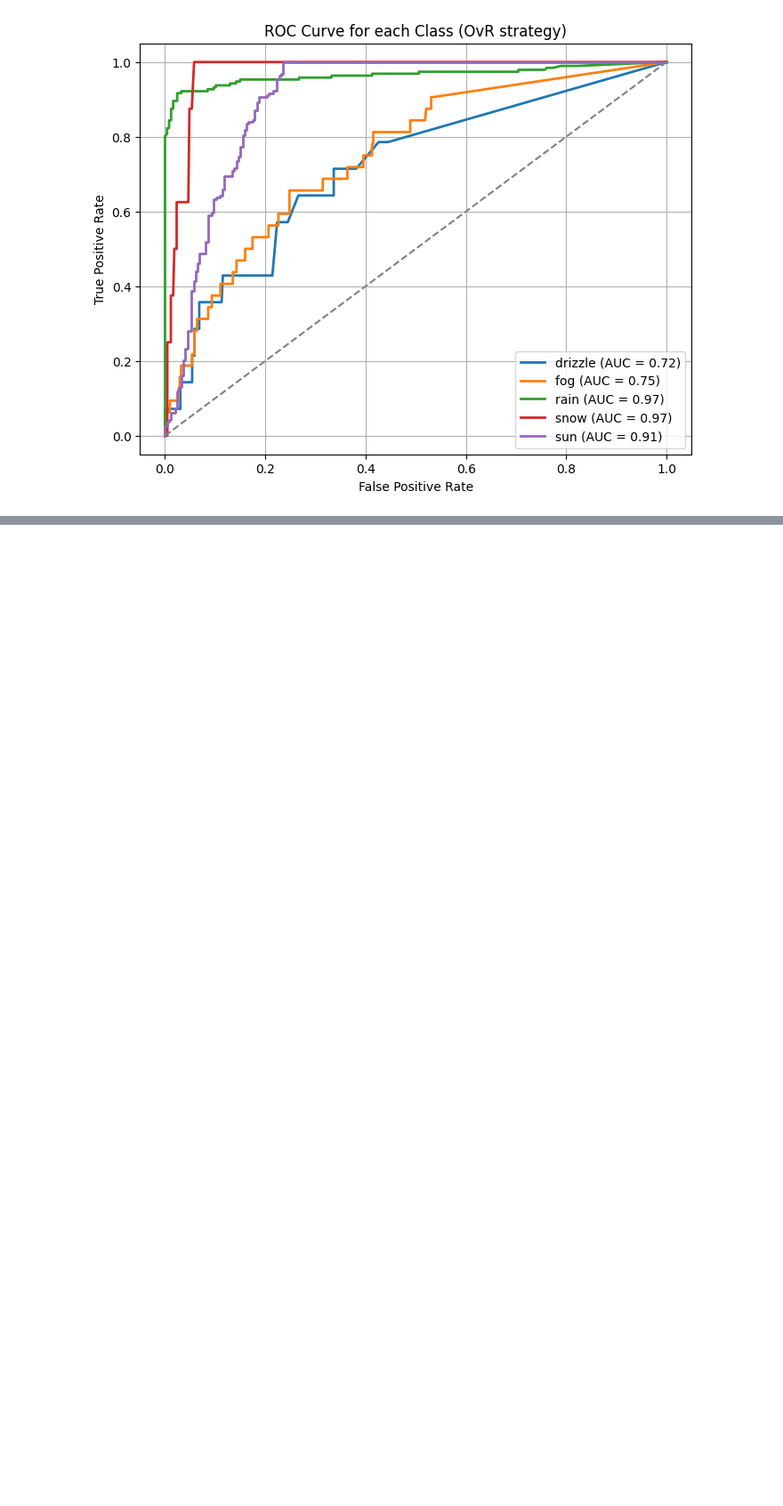
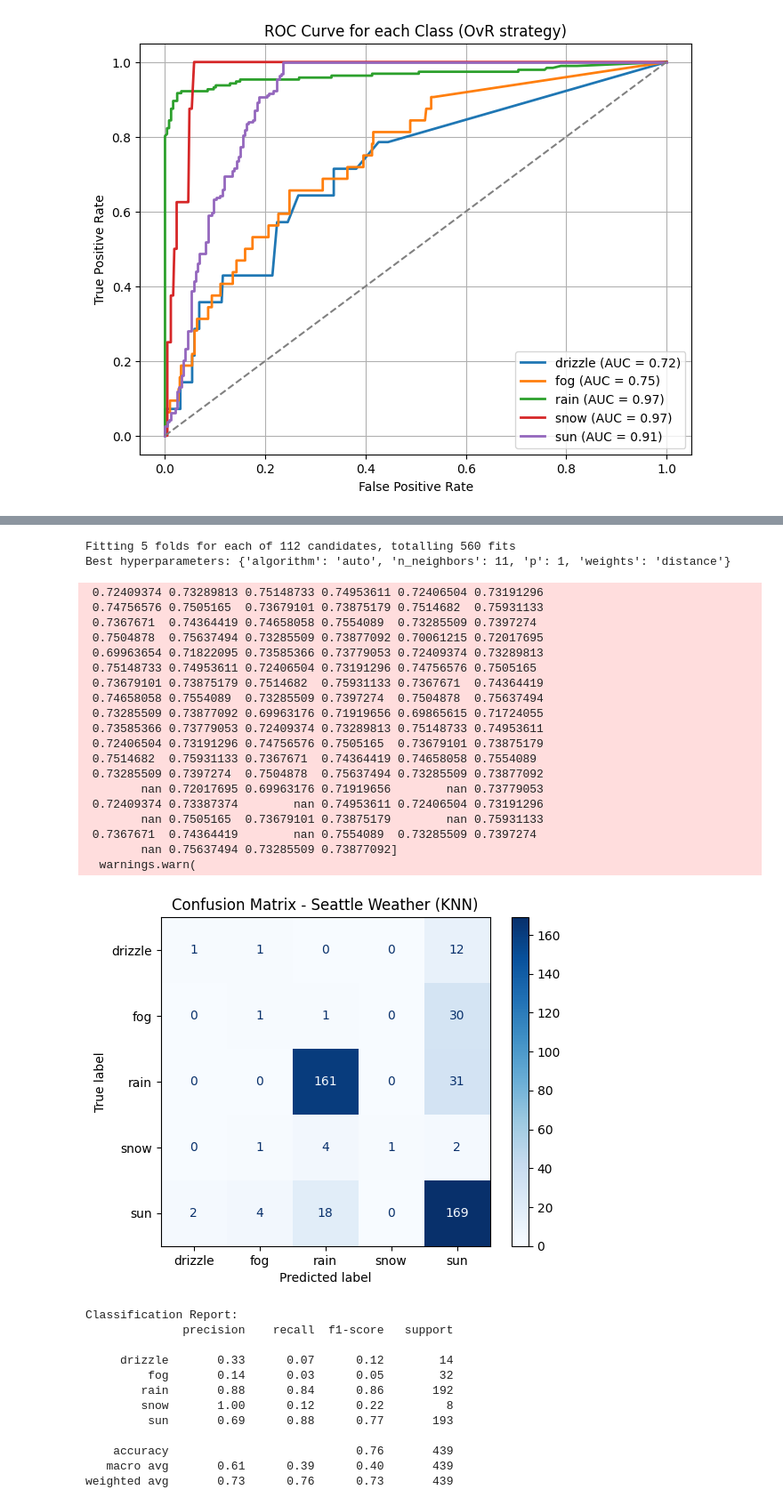
Before and after one commit to Jesus-PerezG/TC2004B-Jesus, a Jupyter notebook: notebooks/Seattle.ipynb, the cells around one changed output, grey strips where cells are left out. Shown at 89% size. Cells and saved outputs as stored; diff of their text form; code cells hidden in the pictures; blank space fills up the shorter version.

```diff
--- a/notebooks/Seattle.ipynb
+++ b/notebooks/Seattle.ipynb
@@ -232,0 +241,77 @@ weighted avg       0.79      0.79      0.79       439
+# %%
+"""pipeline = Pipeline([
+
+
+])"""
+
+#Scaling
+scaler = StandardScaler()
+X_train_scaled = scaler.fit_transform(X_train)
+X_test_scaled = scaler.transform(X_test)
+
+# KNN and gridsearchCV
+knn = KNeighborsClassifier()
+param_grid = {
+    'n_neighbors': [3, 5, 7, 9, 11, 13, 15],
+    'weights': ['uniform', 'distance'],
+    'algorithm': ['auto', 'ball_tree', 'kd_tree', 'brute'],
+    'p': [1,2]
+}
+
+grid_search = GridSearchCV(estimator = knn,  param_grid=param_grid, cv=5, scoring="accuracy", n_jobs=-1, verbose=1)
+grid_search.fit(X_train_scaled, y_train)
+
+best_model = grid_search.best_estimator_
+print("Best hyperparameters:", grid_search.best_params_)
+
+# Evaluation
+y_pred = best_model.predict(X_test_scaled)
+
+# Confusion Matrix
+cm = confusion_matrix(y_test, y_pred, labels=best_model.classes_)
+disp = ConfusionMatrixDisplay(confusion_matrix=cm, display_labels=best_model.classes_)
+disp.plot(cmap=plt.cm.Blues)
+plt.title("Confusion Matrix - Seattle Weather (KNN)")
+plt.show()
+
+# Classification report
+report = classification_report(y_test, y_pred, labels = best_model.classes_)
+print("Classification Report:")
+print(report)
+
+    |
+# %% [output]
+Fitting 5 folds for each of 112 candidates, totalling 560 fits
+Best hyperparameters: {'algorithm': 'auto', 'n_neighbors': 11, 'p': 1, 'weights': 'distance'}
+ 0.72409374 0.73289813 0.75148733 0.74953611 0.72406504 0.73191296
+ 0.74756576 0.7505165  0.73679101 0.73875179 0.7514682  0.75931133
+ 0.7367671  0.74364419 0.74658058 0.7554089  0.73285509 0.7397274
+ 0.7504878  0.75637494 0.73285509 0.73877092 0.70061215 0.72017695
+ 0.69963654 0.71822095 0.73585366 0.73779053 0.72409374 0.73289813
+ 0.75148733 0.74953611 0.72406504 0.73191296 0.74756576 0.7505165
+ 0.73679101 0.73875179 0.7514682  0.75931133 0.7367671  0.74364419
+ 0.74658058 0.7554089  0.73285509 0.7397274  0.7504878  0.75637494
+ 0.73285509 0.73877092 0.69963176 0.71919656 0.69865615 0.71724055
+ 0.73585366 0.73779053 0.72409374 0.73289813 0.75148733 0.74953611
+ 0.72406504 0.73191296 0.74756576 0.7505165  0.73679101 0.73875179
+ 0.7514682  0.75931133 0.7367671  0.74364419 0.74658058 0.7554089
+ 0.73285509 0.7397274  0.7504878  0.75637494 0.73285509 0.73877092
+        nan 0.72017695 0.69963176 0.71919656        nan 0.73779053
+ 0.72409374 0.73387374        nan 0.74953611 0.72406504 0.73191296
+        nan 0.7505165  0.73679101 0.73875179        nan 0.75931133
+ 0.7367671  0.74364419        nan 0.7554089  0.73285509 0.7397274
+        nan 0.75637494 0.73285509 0.73877092]
+  warnings.warn(
+[figure, added]
+Classification Report:
+              precision    recall  f1-score   support
+
+     drizzle       0.33      0.07      0.12        14
+         fog       0.14      0.03      0.05        32
+        rain       0.88      0.84      0.86       192
+        snow       1.00      0.12      0.22         8
+         sun       0.69      0.88      0.77       193
+
+    accuracy                           0.76       439
+   macro avg       0.61      0.39      0.40       439
+weighted avg       0.73      0.76      0.73       439
```
Also changed, not shown: parts of 5 cells of this notebook, 3 other files.
